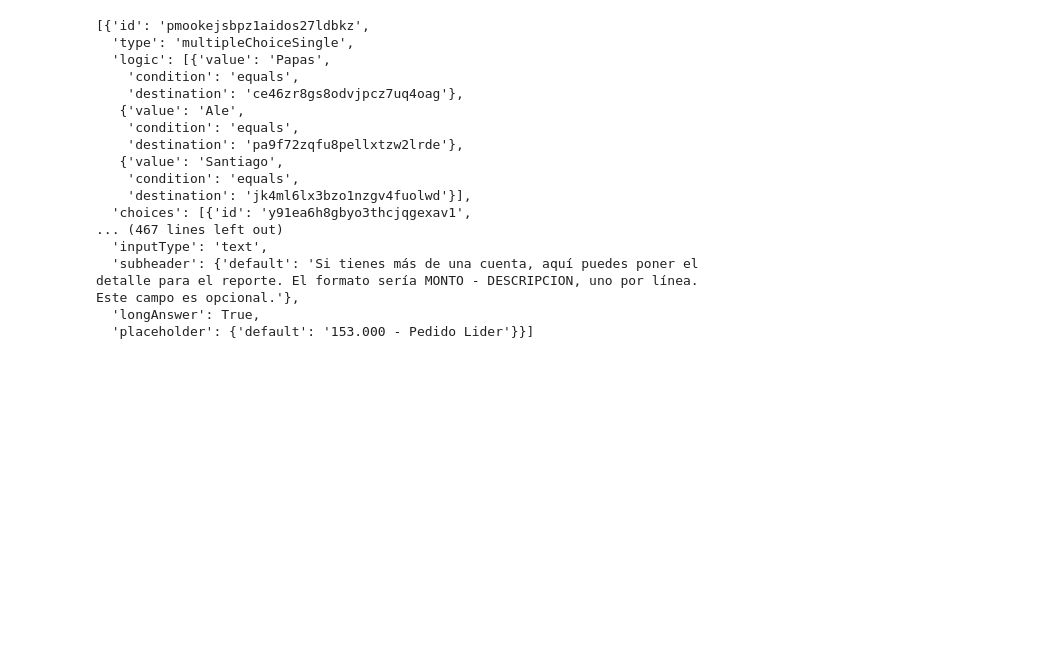
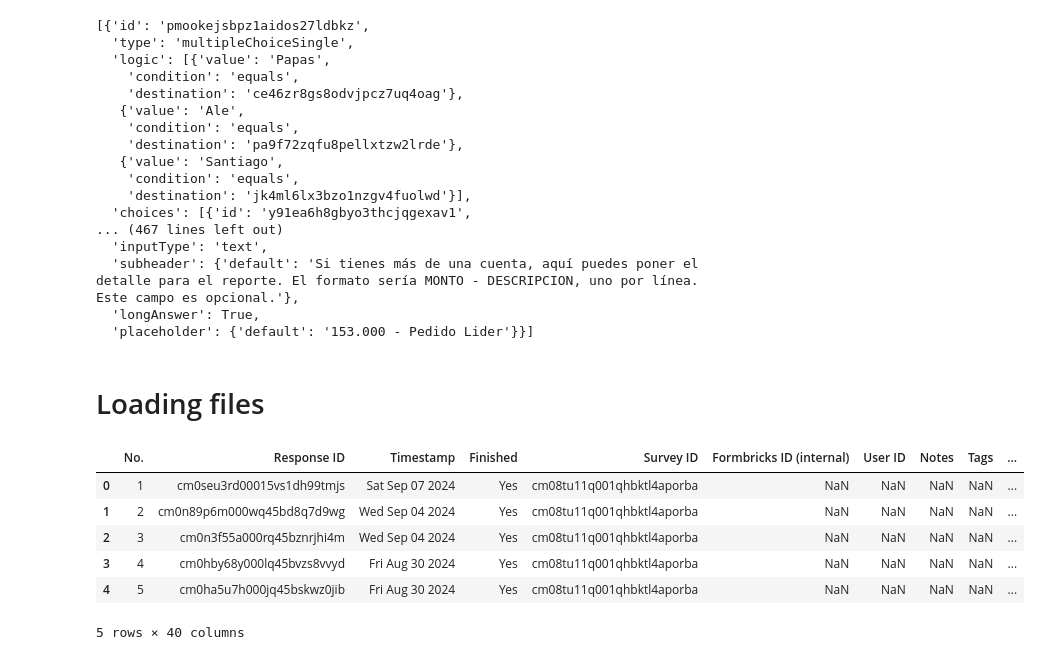
Before and after one commit to slarrain/Utils, a Jupyter notebook: comidas_campo/notebooks/Explorations.ipynb, the cells around one changed output. Cells and saved outputs as stored; diff of their text form; code cells hidden in the pictures; blank space fills up the shorter version.

```diff
--- a/comidas_campo/notebooks/Explorations.ipynb
+++ b/comidas_campo/notebooks/Explorations.ipynb
@@ -804,3 +806,5 @@ for x in payload['questions']:
         # print (x['columns'])
 # %%
 payload['name'] = 'comidas_campo_03'
+# %% [markdown]
+# Loading files
@@ -806,0 +814,11 @@ payload['name'] = 'comidas_campo_03'
+# %%
+df = pd.read_csv(filename)
+df.head()
+# %% [output]
+|  | No. | Response ID | Timestamp | Finished | Survey ID | Formbricks ID (internal) | User ID | Notes | Tags | ... |
+| 0 | 1 | cm0seu3rd00015vs1dh99tmjs | Sat Sep 07 2024 | Yes | cm08tu11q001qhbktl4aporba | NaN | NaN | NaN | NaN | ... |
+| 1 | 2 | cm0n89p6m000wq45bd8q7d9wg | Wed Sep 04 2024 | Yes | cm08tu11q001qhbktl4aporba | NaN | NaN | NaN | NaN | ... |
+| 2 | 3 | cm0n3f55a000rq45bznrjhi4m | Wed Sep 04 2024 | Yes | cm08tu11q001qhbktl4aporba | NaN | NaN | NaN | NaN | ... |
+| 3 | 4 | cm0hby68y000lq45bvzs8vvyd | Fri Aug 30 2024 | Yes | cm08tu11q001qhbktl4aporba | NaN | NaN | NaN | NaN | ... |
+| 4 | 5 | cm0ha5u7h000jq45bskwz0jib | Fri Aug 30 2024 | Yes | cm08tu11q001qhbktl4aporba | NaN | NaN | NaN | NaN | ... |
+5 rows × 40 columns
```
Also changed, not shown: parts of 23 cells of this notebook, 5 other files.
